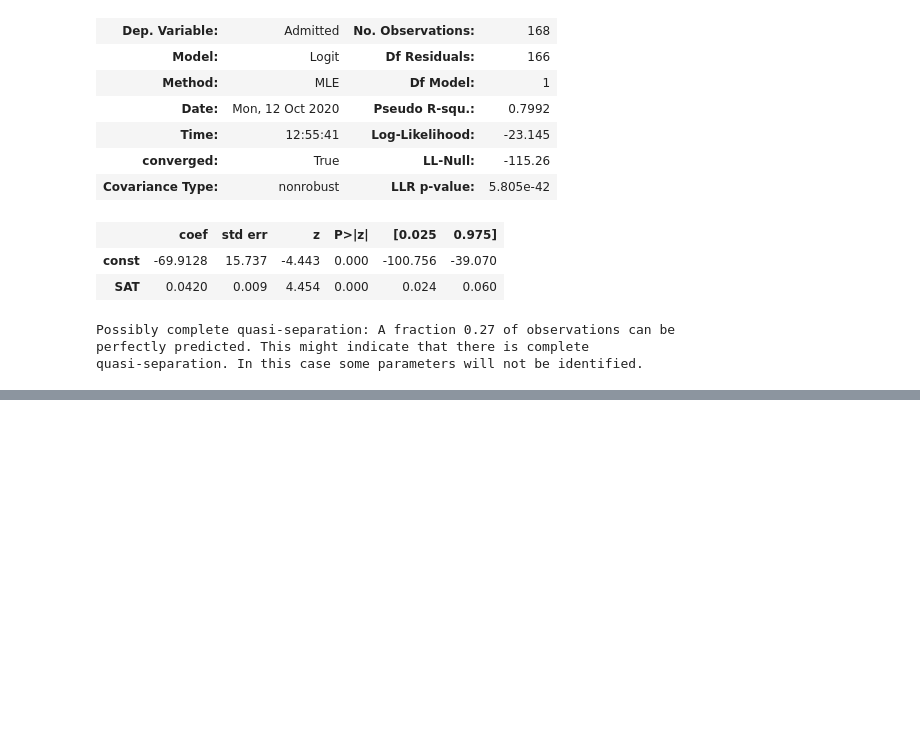
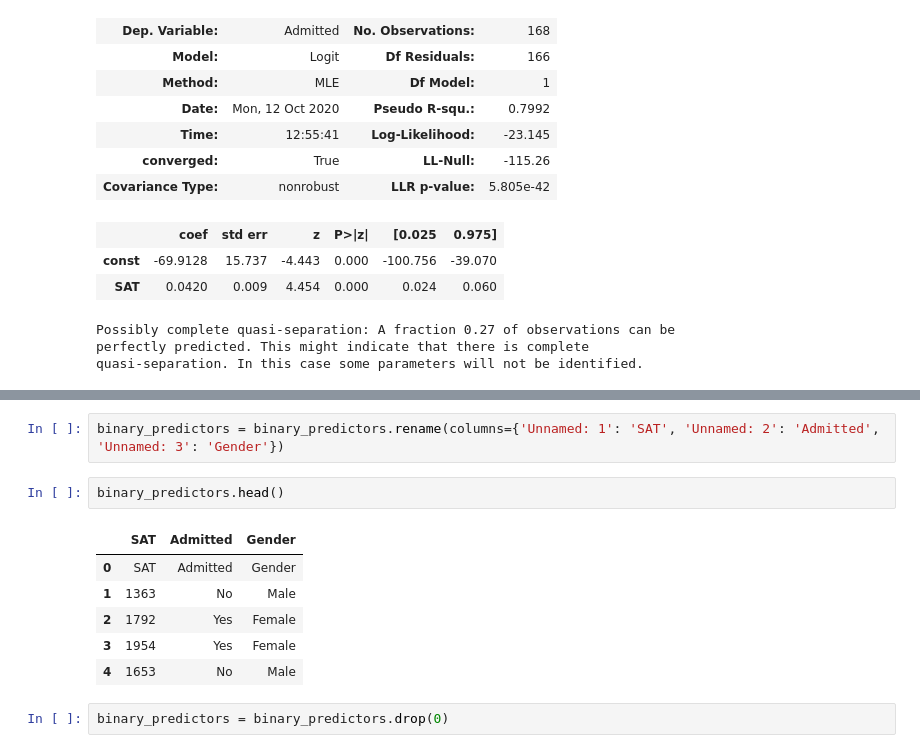
Before and after one commit to matt-c-knight/udemy-data_science, a Jupyter notebook: regression.ipynb, the cells around one changed output, grey strips where cells are left out. Saved outputs shown, nothing was run; the diff lists cells and outputs as text; blank space fills up the shorter version.

```diff
--- a/regression.ipynb
+++ b/regression.ipynb
@@ -105,0 +146,13 @@ quasi-separation. In this case some parameters will not be identified.
+# %%
+binary_predictors = binary_predictors.rename(columns={'Unnamed: 1': 'SAT', 'Unnamed: 2': 'Admitted', 'Unnamed: 3': 'Gender'})
+# %%
+binary_predictors.head()
+# %% [output]
+|  | SAT | Admitted | Gender |
+| 0 | SAT | Admitted | Gender |
+| 1 | 1363 | No | Male |
+| 2 | 1792 | Yes | Female |
+| 3 | 1954 | Yes | Female |
+| 4 | 1653 | No | Male |
+# %%
+binary_predictors = binary_predictors.drop(0)
```
Also changed, not shown: parts of 7 cells of this notebook.
